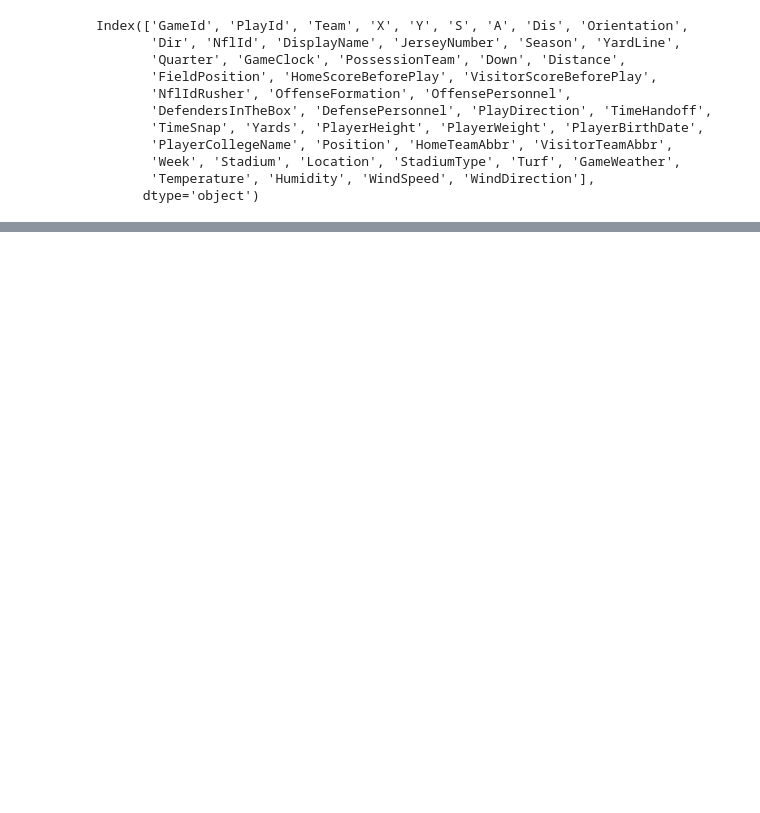
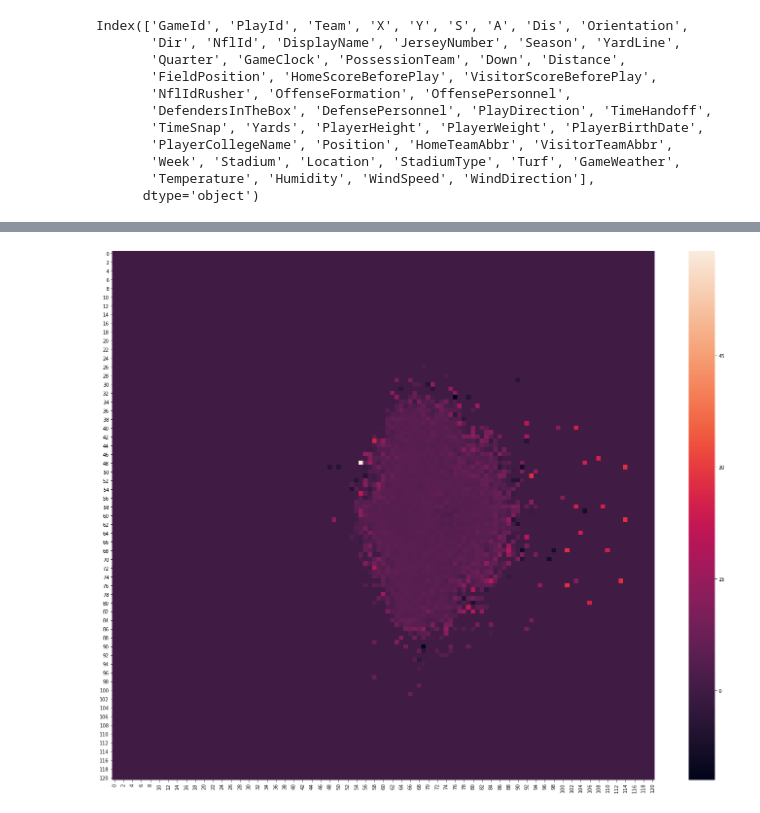
Before and after one commit to alexander-moore/DS502_Final, a Jupyter notebook: ethan/version_3.ipynb, the cells around one changed output, grey strips where cells are left out. Saved outputs shown, nothing was run; the diff lists cells and outputs as text; code cells hidden in the pictures; blank space fills up the shorter version.

```diff
--- a/ethan/version_3.ipynb
+++ b/ethan/version_3.ipynb
@@ -51,0 +59,4 @@ NameError: name 'sns' is not defined
+# %%
+total_player_count = offense_player_count + defense_player_count
+total_mean_yards = (offense_mean_yards * offense_player_count + defense_mean_yards * defense_player_count) / total_player_count
+total_mean_yards[total_player_count == 0] = 0
@@ -51,0 +102,5 @@ NameError: name 'sns' is not defined
+# %%
+tot_fig = plt.figure(figsize=(25,20))
+ax = sns.heatmap(total_mean_yards)
+# %% [output]
+[figure, added]
```
Also changed, not shown: parts of 7 cells of this notebook.
